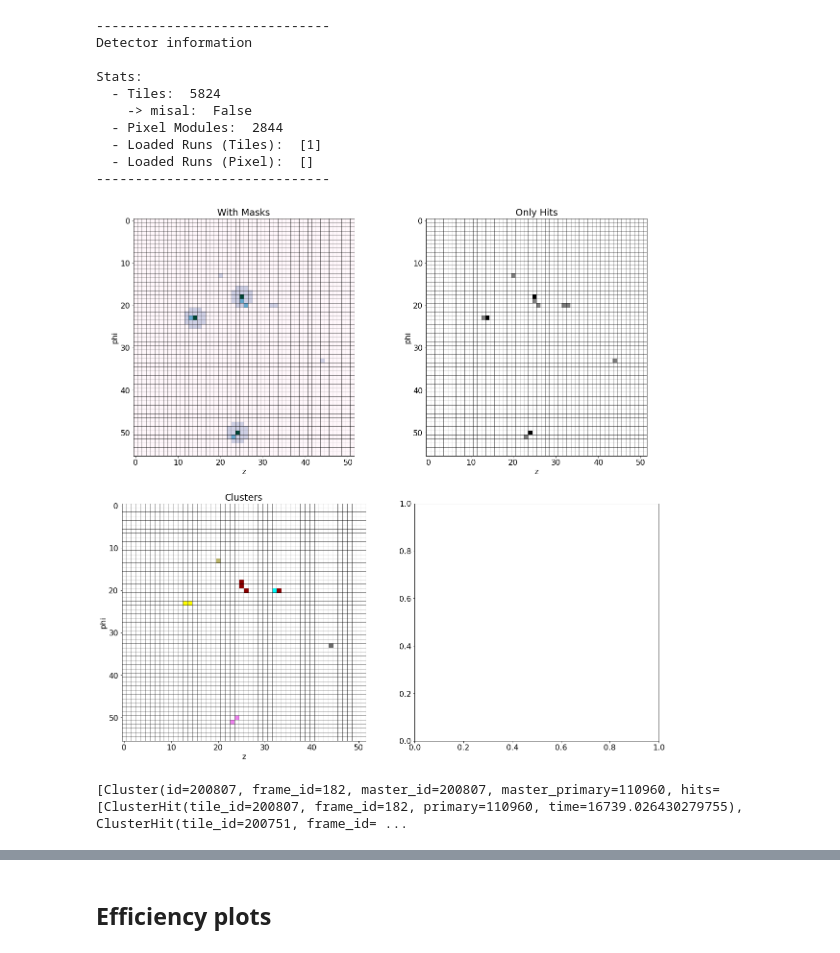
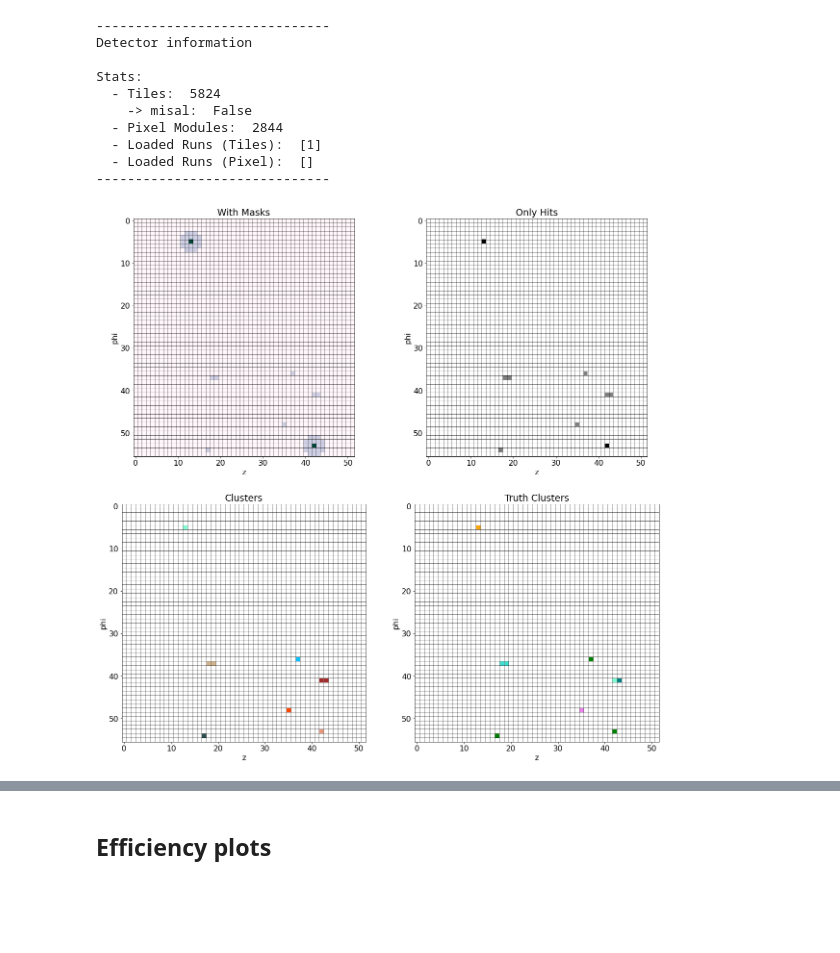
Before and after one commit to maximilianKoeper/melp, a Jupyter notebook: jupyter-notbooks/time_and_spatial_cluster.ipynb, the cells around one changed output, grey strips where cells are left out. Drawn from its saved outputs; the diff is of its cells as text; code cells hidden in the pictures; blank space fills up the shorter version.

Commit message:
Merge latest clustering into master branch
# Conflicts:
#	jupyter-notbooks/example_taft_v2-Copy1.ipynb
#	jupyter-notbooks/taft_old/example_taft_v2.ipynb

```diff
--- a/jupyter-notbooks/time_and_spatial_cluster.ipynb
+++ b/jupyter-notbooks/time_and_spatial_cluster.ipynb
@@ -79,13 +81,16 @@ Stats:
 ------------------------------
 # %%
 #select frame to analyze
-frame_used = 182
+frame_used = 343 #29 #182
 ttree_mu3e.GetEntry(frame_used)
 ttree_mu3e_big.GetEntry(frame_used)
 
+#set time threshold
+time_threshold_used = 1.2 #ns
+
 #build masks (and deconstruct them into arrays)
 #masks = sclump.build_mask_detector_class(filename_sorted, frame_used, mu3e_detector, mask_type = "big")
-masks, __ = clump.masks.build_mask_around_cluster_master(ttree_mu3e, ttree_mu3e_mc, ttree_sensor, ttree_tiles, mu3e_detector, frame_used, mask_type = "big", rec_type = None)
+masks, __ = clump.masks.build_mask_around_cluster_master(ttree_mu3e, ttree_mu3e_mc, ttree_sensor, ttree_tiles, mu3e_detector, frame_used, time_threshold = time_threshold_used, mask_type = "big", rec_type = None)
 
 keys = []
 values = []
@@ -192,7 +197,7 @@ ax[0,1].set_ylabel("phi")
 #plot clusters
 cluster_grid = np.zeros((52,56))
 #clusters = sclump.build_clusters_in_masks(ttree_mu3e, ttree_mu3e_mc, ttree_sensor, ttree_tiles, mu3e_detector,frame_used, mask_type = "big", rec_type = "pixelpixel")
-clusters = clump.three_dim_cluster.spatial_clustering_for_time_clusters(ttree_mu3e, ttree_mu3e_mc, ttree_sensor, ttree_tiles,  mu3e_detector, frame_used, mask_type = "big", rec_type = None)
+clusters = clump.three_dim_cluster.spatial_clustering_for_time_clusters(ttree_mu3e, ttree_mu3e_mc, ttree_sensor, ttree_tiles,  mu3e_detector, frame_used, time_threshold_used, mask_type = "big", rec_type = None)
 
 colors_arr = ["dimgrey", "silver", "rosybrown", "lightcoral", "brown", "darkred", "red", "darksalmon", "orangered",
              "chocolate", "saddlebrown", "peru", "darkorange", "tan", "orange", "gold", "darkkhaki", "olive",
@@ -221,39 +226,73 @@ cluster_len = []
 keys_biggest = []
 for key in clusters.keys():
     cluster_len.append(len(clusters[key]))
     keys_biggest.append(key)
 index_biggest_cluster = np.where(cluster_len == np.max(cluster_len))[0][0]
 biggest_cluster = clusters[keys_biggest[index_biggest_cluster]]
 for tile2 in biggest_cluster:
     tile_det = mu3e_detector.TileDetector.tile[tile2[0]]
     if tile2[0] < 300000:
         y = tile_det.row()
         x = tile_det.column()
         ax[1,0].scatter(x, y, color = "b", marker = "o", s = 32)
 """
 
 ax[1,0].hlines(y=np.arange(0, 56)+0.5, xmin=-0.5, xmax=51.5, color="black", linewidth = 0.5)
 ax[1,0].vlines(x=np.arange(0, 52)+0.5, ymin=-0.5, ymax=55.5, color="black", linewidth = 0.5)
 ax[1,0].set_title("Clusters")
 ax[1,0].set_xlabel("z")
 ax[1,0].set_ylabel("phi")
 ax[1,0].set_xlim(-0.5,51.5)
 ax[1,0].set_ylim(-0.5,55.5)
 ax[1,0].invert_yaxis()
 
 #cluster_numbers = []
 #for x in range(np.shape(cluster_grid)[0]):
 #    for y in range(np.shape(cluster_grid)[1]):
 #        if cluster_grid[x][y] != 0:
 #            cluster_numbers.append(cluster_grid[x][y])
 #print(np.sort(cluster_numbers))
+
+#plot reference truth clusters
+cluster_grid = np.zeros((52,56))
+#clusters = sclump.build_clusters_in_masks(ttree_mu3e, ttree_mu3e_mc, ttree_sensor, ttree_tiles, mu3e_detector,frame_used, mask_type = "big", rec_type = "pixelpixel")
+clusters_truth = clump.spatial_cluster.build_truth_cluster(ttree_mu3e, ttree_mu3e_mc, ttree_sensor, ttree_tiles,  mu3e_detector, frame_used, mask_type = "big", rec_type = None)
+
+colors_arr = ["dimgrey", "silver", "rosybrown", "lightcoral", "brown", "darkred", "red", "darksalmon", "orangered",
+             "chocolate", "saddlebrown", "peru", "darkorange", "tan", "orange", "gold", "darkkhaki", "olive",
+              "yellow", "yellowgreen", "darkolivegreen", "lawngreen", "palegreen", "green", "springgreen", "aquamarine",
+             "turquoise", "darkslategrey", "teal", "cyan", "deepskyblue", "dodgerblue", "navy", "blue", "blueviolet",
+              "indigo", "darkviolet", "violet", "purple", "magenta", "deeppink", "crimson"]
+colors_mixed_arr = random.sample(colors_arr, len(colors_arr))
+
+cluster_masters = []
+whole_clusters = []
+for i in range(len(clusters_truth)):
+    cluster_masters.append(clusters_truth[i].master_id)
+    whole_clusters.append(clusters_truth[i].get_tile_ids())
+
+for i in range(len(whole_clusters)):
+    for j in whole_clusters[i]:
+        if j < 300000:
+            tile = mu3e_detector.TileDetector.tile[j]
+            y = tile.row()
+            x = tile.column()
+            ax[1,1].scatter(x, y, c = colors_mixed_arr[i], marker = "s", s = 64)
+
+
+ax[1,1].hlines(y=np.arange(0, 56)+0.5, xmin=-0.5, xmax=51.5, color="black", linewidth = 0.5)
+ax[1,1].vlines(x=np.arange(0, 52)+0.5, ymin=-0.5, ymax=55.5, color="black", linewidth = 0.5)
+ax[1,1].set_title("Truth Clusters")
+ax[1,1].set_xlabel("z")
+ax[1,1].set_ylabel("phi")
+ax[1,1].set_xlim(-0.5,51.5)
+ax[1,1].set_ylim(-0.5,55.5)
+ax[1,1].invert_yaxis()
 # %% [output]
-[figure, old version]
+[figure, new version]
 # %%
-clusters = clump.three_dim_cluster.spatial_clustering_for_time_clusters(ttree_mu3e, ttree_mu3e_mc, ttree_sensor, ttree_tiles,  mu3e_detector, frame_used, mask_type = "big", rec_type = None)
-print(clusters)
+clusters = clump.three_dim_cluster.spatial_clustering_for_time_clusters(ttree_mu3e, ttree_mu3e_mc, ttree_sensor, ttree_tiles,  mu3e_detector, frame_used, time_threshold = time_threshold_used, mask_type = "big", rec_type = None)
+#print(clusters)
-# %% [output]
-[Cluster(id=200807, frame_id=182, master_id=200807, master_primary=110960, hits=[ClusterHit(tile_id=200807, frame_id=182, primary=110960, time=16739.026430279755), ClusterHit(tile_id=200751, frame_id= ...
 # %%
 hit_counter = 0
 for cluster in clusters:
```
Also changed, not shown: parts of 40 cells of this notebook, 34 other files.
